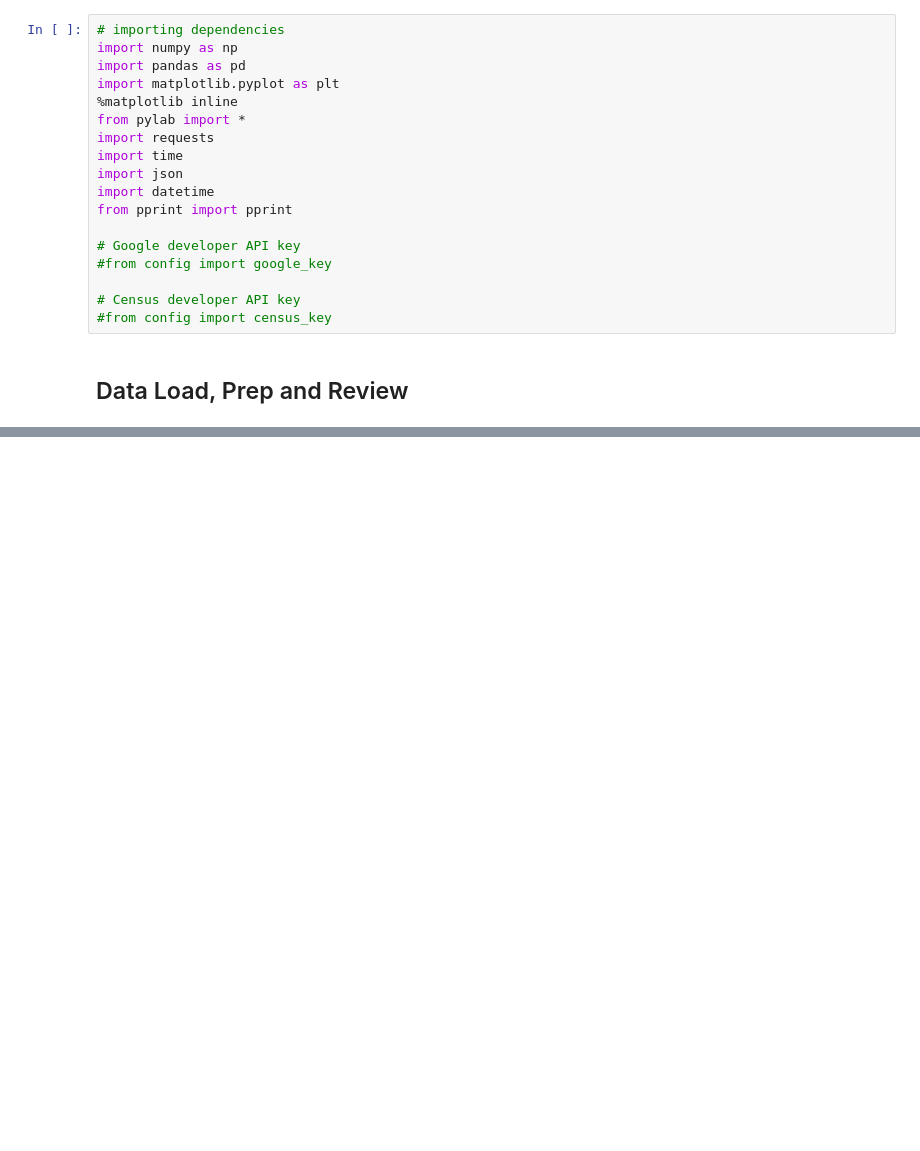
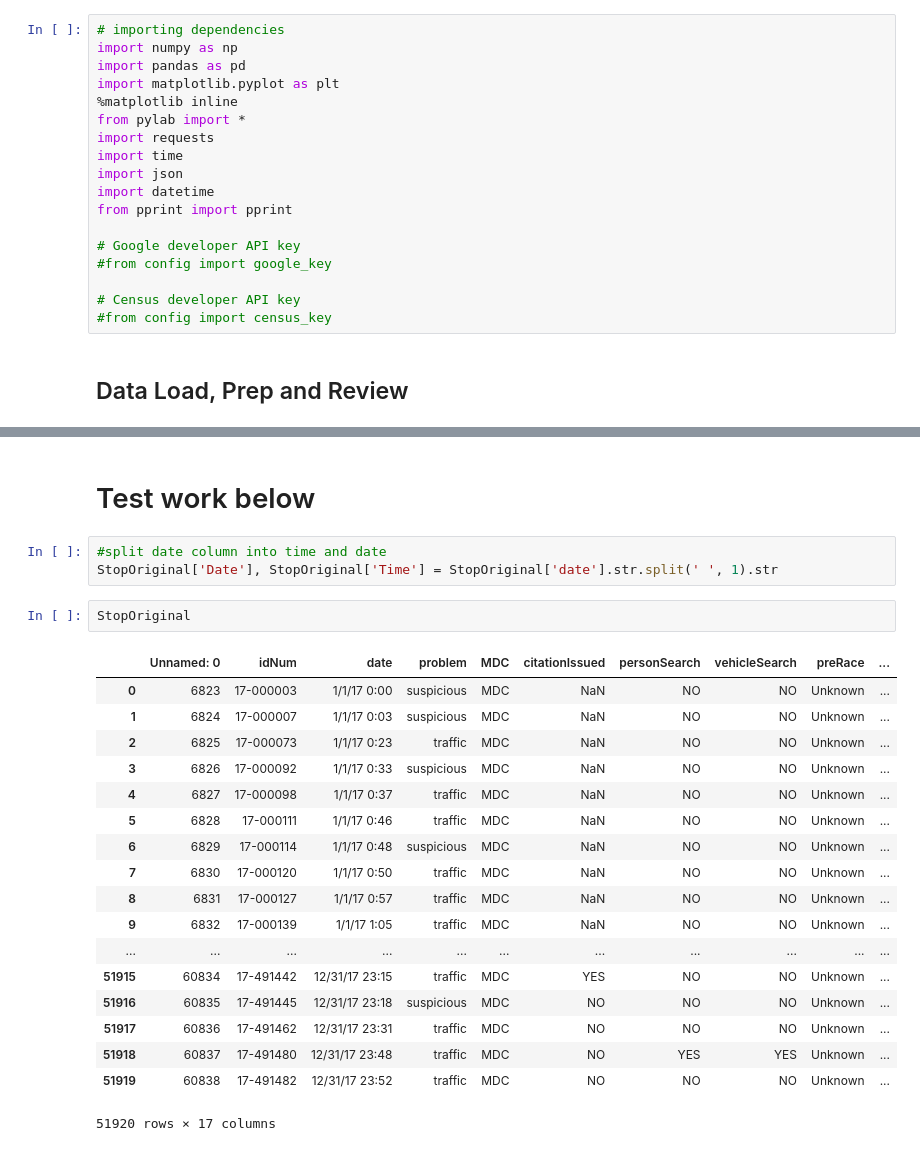
Before and after one commit to elu267/Project_GroupF, a Jupyter notebook: MN_Stop_Data.ipynb, the cells around one changed output, grey strips where cells are left out. Cells and saved outputs as stored; diff of their text form; blank space fills up the shorter version.

```diff
--- a/MN_Stop_Data.ipynb
+++ b/MN_Stop_Data.ipynb
@@ -53,0 +127,26 @@ stops
+# %% [markdown]
+# Test work below
+# %%
+#split date column into time and date
+StopOriginal['Date'], StopOriginal['Time'] = StopOriginal['date'].str.split(' ', 1).str
+# %%
+StopOriginal
+# %% [output]
+|  | Unnamed: 0 | idNum | date | problem | MDC | citationIssued | personSearch | vehicleSearch | preRace | ... |
+| 0 | 6823 | 17-000003 | 1/1/17 0:00 | suspicious | MDC | NaN | NO | NO | Unknown | ... |
+| 1 | 6824 | 17-000007 | 1/1/17 0:03 | suspicious | MDC | NaN | NO | NO | Unknown | ... |
+| 2 | 6825 | 17-000073 | 1/1/17 0:23 | traffic | MDC | NaN | NO | NO | Unknown | ... |
+| 3 | 6826 | 17-000092 | 1/1/17 0:33 | suspicious | MDC | NaN | NO | NO | Unknown | ... |
+| 4 | 6827 | 17-000098 | 1/1/17 0:37 | traffic | MDC | NaN | NO | NO | Unknown | ... |
+| 5 | 6828 | 17-000111 | 1/1/17 0:46 | traffic | MDC | NaN | NO | NO | Unknown | ... |
+| 6 | 6829 | 17-000114 | 1/1/17 0:48 | suspicious | MDC | NaN | NO | NO | Unknown | ... |
+| 7 | 6830 | 17-000120 | 1/1/17 0:50 | traffic | MDC | NaN | NO | NO | Unknown | ... |
+| 8 | 6831 | 17-000127 | 1/1/17 0:57 | traffic | MDC | NaN | NO | NO | Unknown | ... |
+| 9 | 6832 | 17-000139 | 1/1/17 1:05 | traffic | MDC | NaN | NO | NO | Unknown | ... |
+| ... | ... | ... | ... | ... | ... | ... | ... | ... | ... | ... |
+| 51915 | 60834 | 17-491442 | 12/31/17 23:15 | traffic | MDC | YES | NO | NO | Unknown | ... |
+| 51916 | 60835 | 17-491445 | 12/31/17 23:18 | suspicious | MDC | NO | NO | NO | Unknown | ... |
+| 51917 | 60836 | 17-491462 | 12/31/17 23:31 | traffic | MDC | NO | NO | NO | Unknown | ... |
+| 51918 | 60837 | 17-491480 | 12/31/17 23:48 | traffic | MDC | NO | YES | YES | Unknown | ... |
+| 51919 | 60838 | 17-491482 | 12/31/17 23:52 | traffic | MDC | NO | NO | NO | Unknown | ... |
+51920 rows × 17 columns
```
Also changed, not shown: parts of 21 cells of this notebook.
